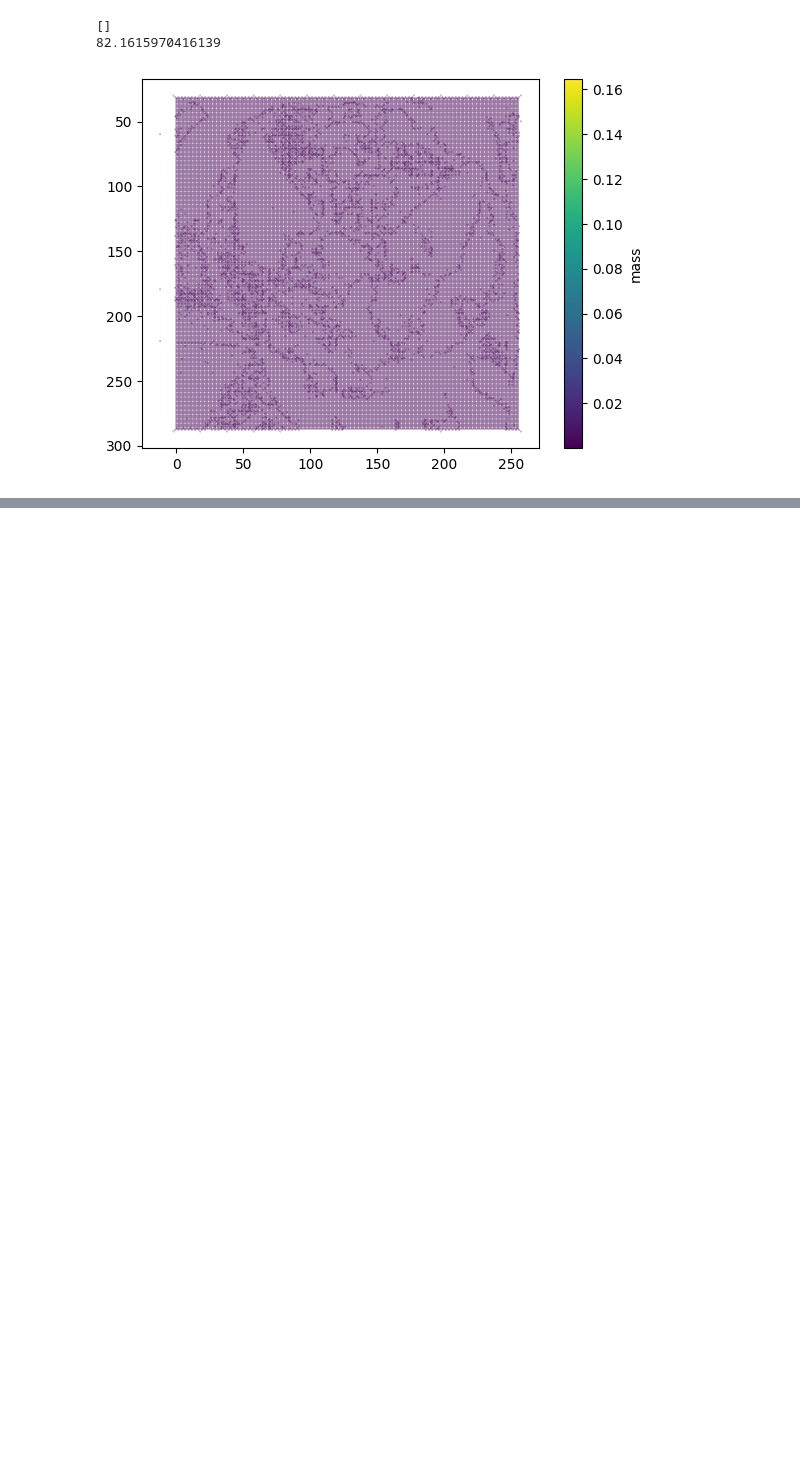
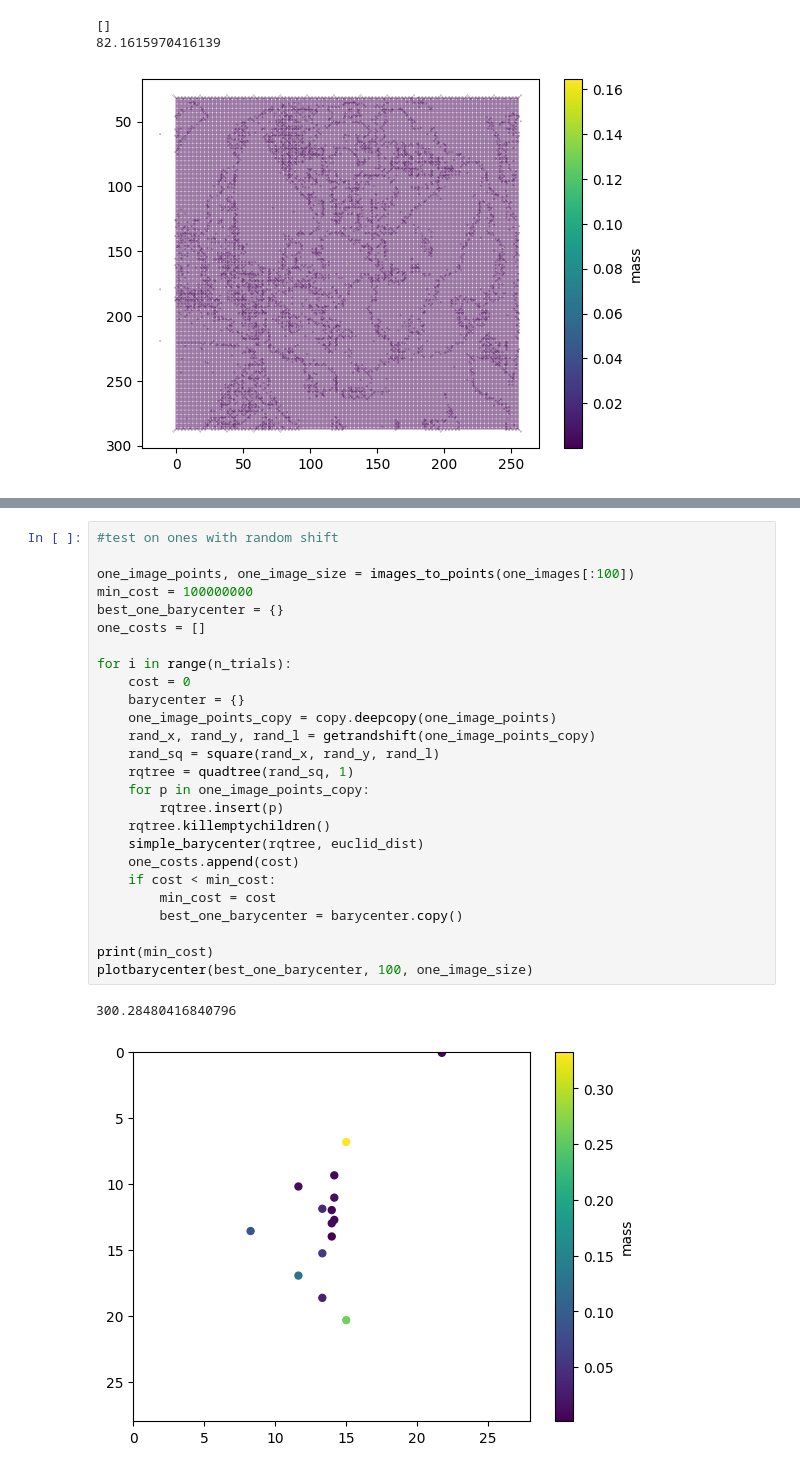
Before and after one commit to ethanyc04/csplus-ot, a Jupyter notebook: barycenter_testing.ipynb, the cells around one changed output, grey strips where cells are left out. Saved outputs shown, nothing was run; the diff lists cells and outputs as text; blank space fills up the shorter version.

```diff
--- a/barycenter_testing.ipynb
+++ b/barycenter_testing.ipynb
@@ -543,0 +585,29 @@ print(one_images[0][10:, 10:])
+# %%
+#test on ones with random shift
+
+one_image_points, one_image_size = images_to_points(one_images[:100])
+min_cost = 100000000
+best_one_barycenter = {}
+one_costs = []
+
+for i in range(n_trials):
+    cost = 0
+    barycenter = {}
+    one_image_points_copy = copy.deepcopy(one_image_points)
+    rand_x, rand_y, rand_l = getrandshift(one_image_points_copy)
+    rand_sq = square(rand_x, rand_y, rand_l)
+    rqtree = quadtree(rand_sq, 1)
+    for p in one_image_points_copy:
+        rqtree.insert(p)
+    rqtree.killemptychildren()
+    simple_barycenter(rqtree, euclid_dist)
+    one_costs.append(cost)
+    if cost < min_cost:
+        min_cost = cost
+        best_one_barycenter = barycenter.copy()
+
+print(min_cost)
+plotbarycenter(best_one_barycenter, 100, one_image_size)
+# %% [output]
+300.28480416840796
+[figure, added]
```
Also changed, not shown: parts of 7 cells of this notebook.
